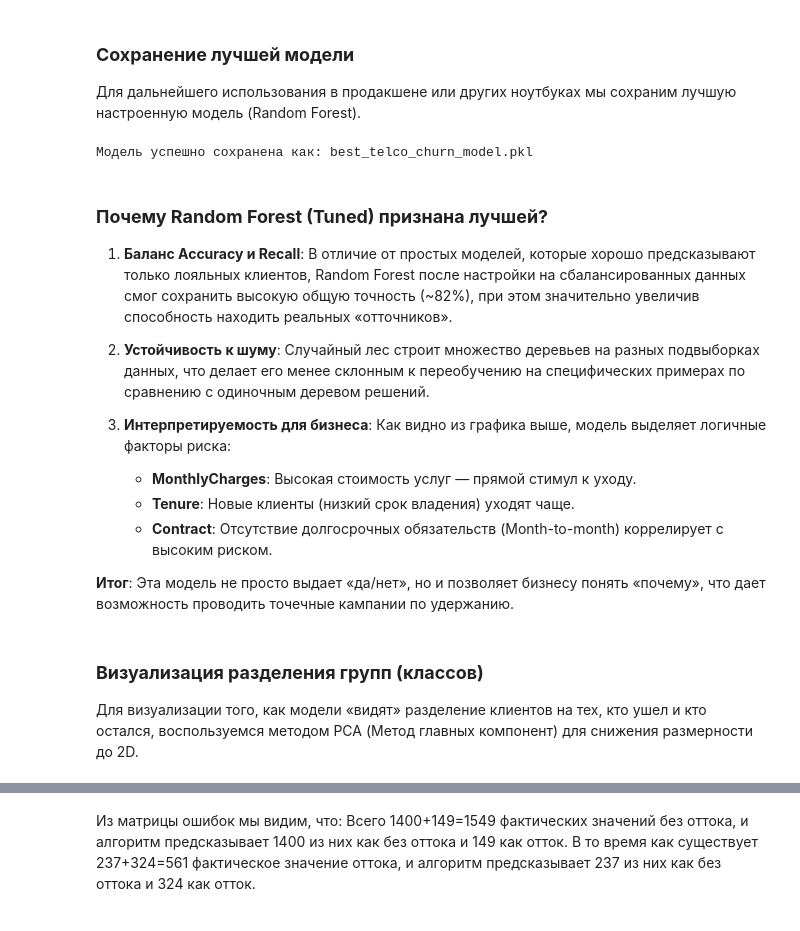
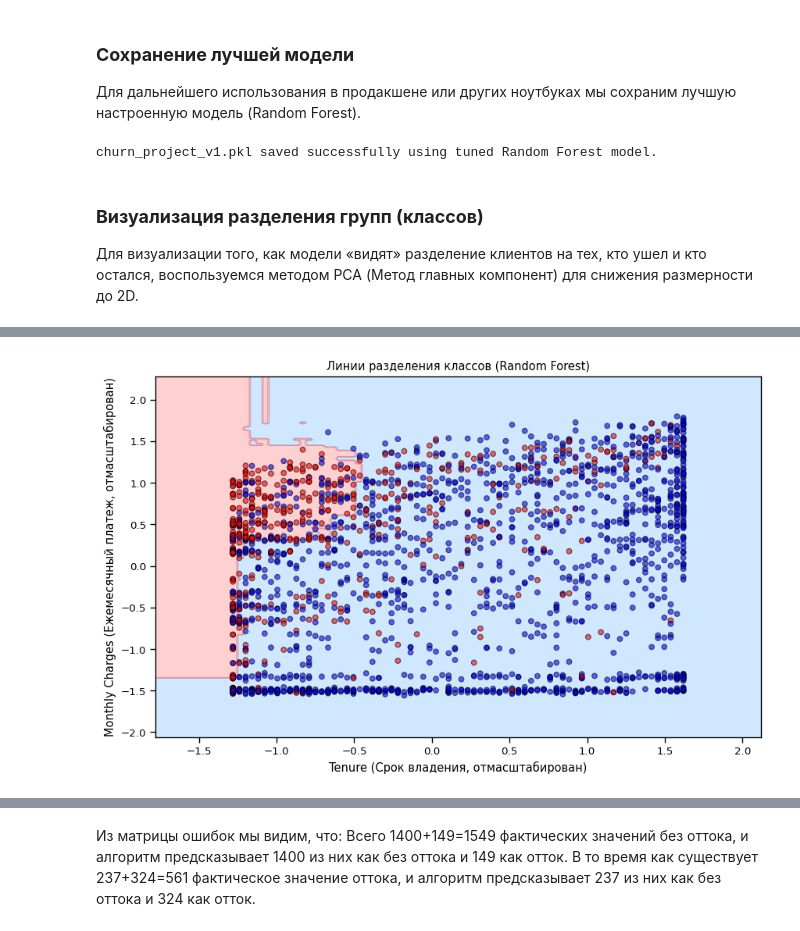
Before and after one commit to IvanMalkS/--, a Jupyter notebook: CUSTOMER_CHURN_PREDICTION.ipynb, the cells around one changed output, grey strips where cells are left out. Cells and saved outputs as stored; diff of their text form; code cells hidden in the pictures.

```diff
--- a/CUSTOMER_CHURN_PREDICTION.ipynb
+++ b/CUSTOMER_CHURN_PREDICTION.ipynb
@@ -1410,31 +1456,26 @@ fig.show()
 # %% [markdown]
 ### **Сохранение лучшей модели**
 Для дальнейшего использования в продакшене или других ноутбуках мы сохраним лучшую настроенную модель (Random Forest).
-# %%
-import pickle
-
-best_model = grid_rf.best_estimator_
-
-model_filename = 'best_telco_churn_model.pkl'
-with open(model_filename, 'wb') as file:
-    pickle.dump(best_model, file)
-
-print(f"Модель успешно сохранена как: {model_filename}")
-# %% [output]
-Модель успешно сохранена как: best_telco_churn_model.pkl
-# %% [markdown]
-### **Почему Random Forest (Tuned) признана лучшей?**
-
-1. **Баланс Accuracy и Recall**: В отличие от простых моделей, которые хорошо предсказывают только лояльных клиентов, Random Forest после настройки на сбалансированных данных смог сохранить высокую общую точность (~82%), при этом значительно увеличив способность находить реальных «отточников».
-
-2. **Устойчивость к шуму**: Случайный лес строит множество деревьев на разных подвыборках данных, что делает его менее склонным к переобучению на специфических примерах по сравнению с одиночным деревом решений.
-
-3. **Интерпретируемость для бизнеса**: Как видно из графика выше, модель выделяет логичные факторы риска:
-   * **MonthlyCharges**: Высокая стоимость услуг — прямой стимул к уходу.
-   * **Tenure**: Новые клиенты (низкий срок владения) уходят чаще.
-   * **Contract**: Отсутствие долгосрочных обязательств (Month-to-month) коррелирует с высоким риском.
-
-**Итог**: Эта модель не просто выдает «да/нет», но и позволяет бизнесу понять «почему», что дает возможность проводить точечные кампании по удержанию.
+# %%
+import pickle
+
+best_rf_model = grid_rf.best_estimator_
+
+model_artifacts = {
+    'model': best_rf_model,
+    'scaler': scaler,
+    'features': list(X.columns),
+    'num_cols': num_cols,
+    'cat_cols_ohe': cat_cols_ohe,
+    'cat_cols_le': cat_cols_le
+}
+
+with open('churn_project_v1.pkl', 'wb') as f:
+    pickle.dump(model_artifacts, f)
+
+print("churn_project_v1.pkl saved successfully using tuned Random Forest model.")
+# %% [output]
+churn_project_v1.pkl saved successfully using tuned Random Forest model.
 # %% [markdown]
 ### **Визуализация разделения групп (классов)**
 Для визуализации того, как модели «видят» разделение клиентов на тех, кто ушел и кто остался, воспользуемся методом PCA (Метод главных компонент) для снижения размерности до 2D.
@@ -1456,3 +1497,34 @@ fig.update_layout(width=800, height=600)
 fig.show()
 # %% [output]
 [interactive output not drawn]
+# %%
+import numpy as np
+import matplotlib.pyplot as plt
+from matplotlib.colors import ListedColormap
+
+features_to_plot = ['tenure', 'MonthlyCharges']
+X_vis = X_test[features_to_plot].values
+y_vis = y_test
+
+model_vis = RandomForestClassifier(n_estimators=100, max_depth=5, random_state=42)
+model_vis.fit(X_vis, y_vis)
+
+h = .02
+x_min, x_max = X_vis[:, 0].min() - 0.5, X_vis[:, 0].max() + 0.5
+y_min, y_max = X_vis[:, 1].min() - 0.5, X_vis[:, 1].max() + 0.5
+xx, yy = np.meshgrid(np.arange(x_min, x_max, h), np.arange(y_min, y_max, h))
+
+Z = model_vis.predict(np.c_[xx.ravel(), yy.ravel()])
+Z = Z.reshape(xx.shape)
+
+plt.figure(figsize=(10, 6))
+plt.contourf(xx, yy, Z, alpha=0.3, cmap=ListedColormap(['#66b3ff', '#ff6666']))
+plt.scatter(X_vis[:, 0], X_vis[:, 1], c=y_vis, edgecolors='k',
+            cmap=ListedColormap(['#0000ff', '#ff0000']), alpha=0.6)
+
+plt.xlabel('Tenure (Срок владения, отмасштабирован)')
+plt.ylabel('Monthly Charges (Ежемесячный платеж, отмасштабирован)')
+plt.title('Линии разделения классов (Random Forest)')
+plt.show()
+# %% [output]
+[figure, added]
```
Also changed, not shown: parts of 23 cells of this notebook.
